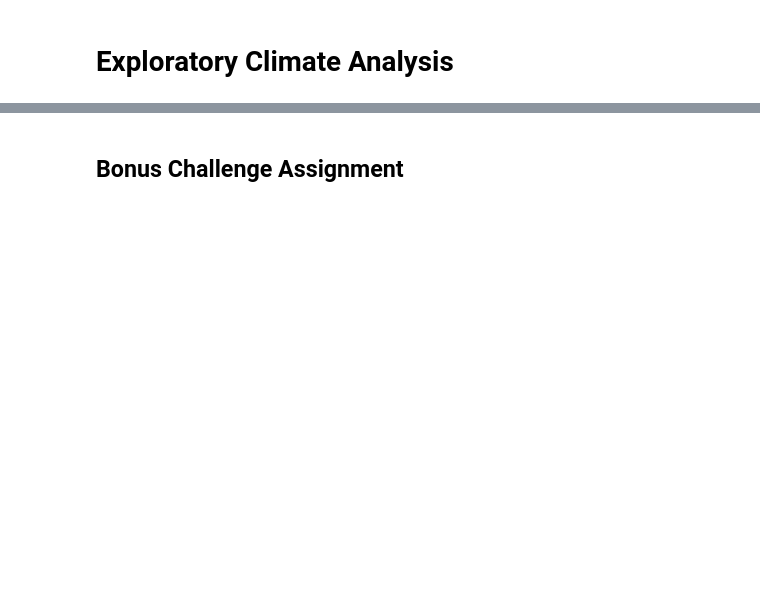
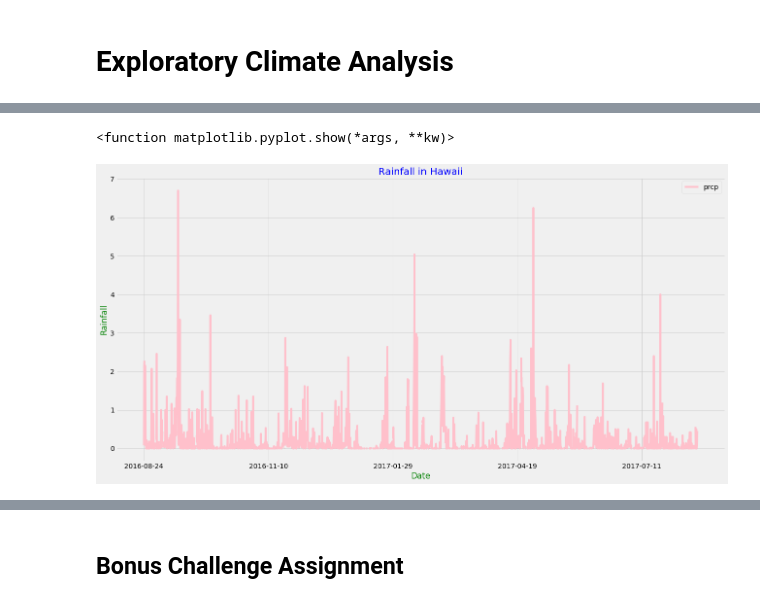
Before and after one commit to KizzleKooks/sqlalchemy-challenge, a Jupyter notebook: ChiaraWork.ipynb, the cells around one changed output, grey strips where cells are left out. Drawn from its saved outputs; the diff is of its cells as text; code cells hidden in the pictures; blank space fills up the shorter version.

```diff
--- a/ChiaraWork.ipynb
+++ b/ChiaraWork.ipynb
@@ -32,6 +31,9 @@ Base.classes.keys()
 # %%
 # Save references to each table
+Measurement = Base.classes.measurement
+Station = Base.classes.station
 # %%
 # Create our session (link) from Python to the DB
+session = Session(engine)
 # %% [markdown]
 # Exploratory Climate Analysis
@@ -49,0 +73,6 @@ Base.classes.keys()
+# %%
+# Perform a query to retrieve the data and precipitation scores
+Yr16_17 = session.query(Measurement.date, Measurement.prcp).\
+        filter(Measurement.date >= '2016-08-24', Measurement.date <= '2017-08-23').\
+        order_by(Measurement.date).all()
+Yr16_17
@@ -49,0 +97,4 @@ Base.classes.keys()
+# %%
+# Save the query results as a Pandas DataFrame and set the index to the date column
+Yr16_17_df=pd.DataFrame(data=Yr16_17)
+Yr16_17_df.head(10)
@@ -50,2 +130,12 @@ Base.classes.keys()
+# %%
+# Use Pandas Plotting with Matplotlib to plot the data
+Yr16_17_df.plot(figsize = (20,10),kind='line', x="date", y="prcp", color='pink')
+plt.title("Rainfall in Hawaii", color = 'blue')
+plt.xlabel('Date', color='green')
+plt.ylabel('Rainfall',color='green')
+plt.show
+# %% [output]
+<function matplotlib.pyplot.show(*args, **kw)>
+[figure, added]
 # %%
 # Use Pandas to calcualte the summary statistics for the precipitation data
```
Also changed, not shown: parts of 31 cells of this notebook.
